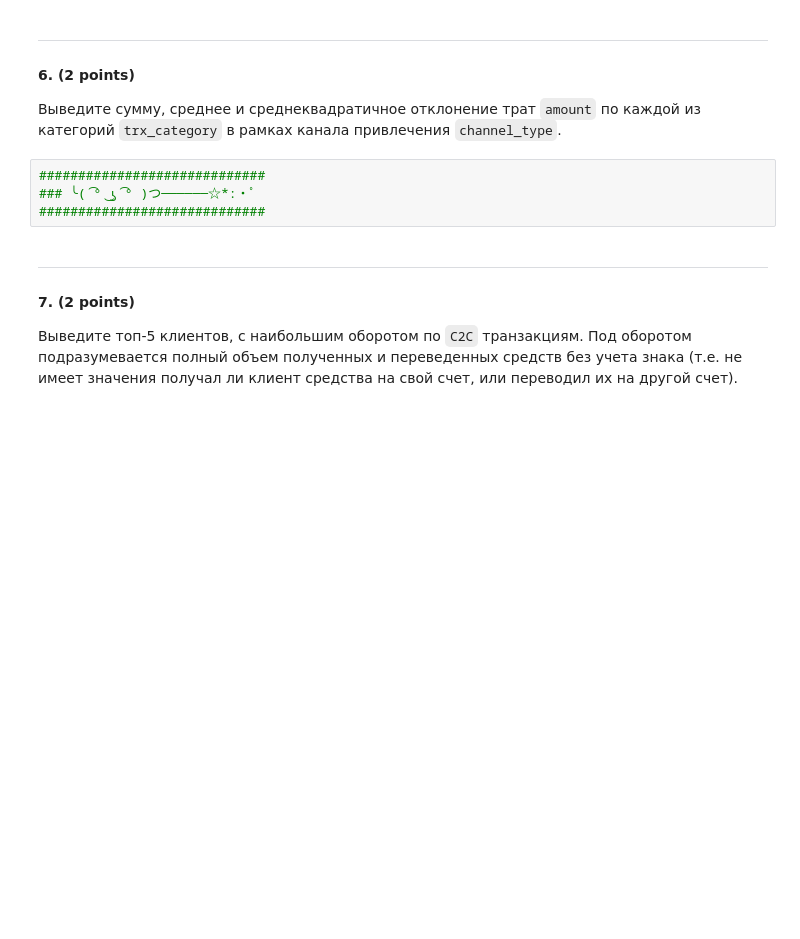
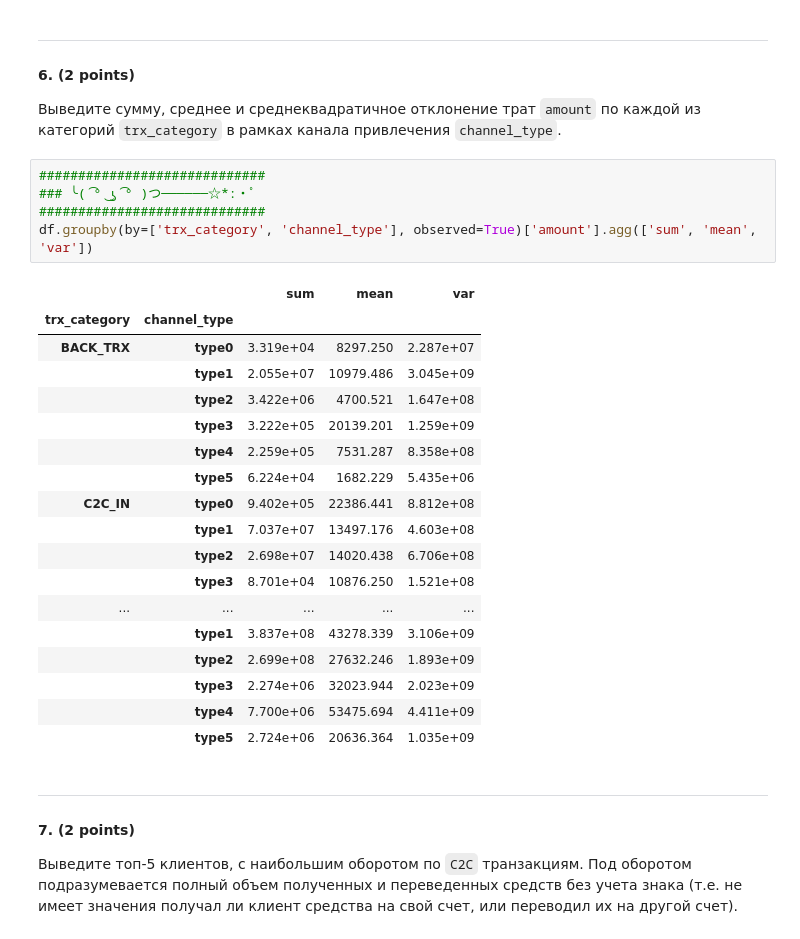
Before and after one commit to Krage56/ml_isp_intro, a Jupyter notebook: hw/hw1/ISP_HW1_NUMPY&PANDAS.ipynb, the cells around one changed output. Drawn from its saved outputs; the diff is of its cells as text; blank space fills up the shorter version.

```diff
--- a/hw/hw1/ISP_HW1_NUMPY&PANDAS.ipynb
+++ b/hw/hw1/ISP_HW1_NUMPY&PANDAS.ipynb
@@ -463,10 +463,30 @@ df.iloc[index].head()
 
 #### __6__. (2 points)
 Выведите сумму, среднее и среднеквадратичное отклонение трат `amount` по каждой из категорий `trx_category` в рамках канала привлечения `channel_type`.
-# %%
-#############################
-### ╰( ͡° ͜ʖ ͡° )つ──────☆*:・ﾟ
-#############################
+# %%
+#############################
+### ╰( ͡° ͜ʖ ͡° )つ──────☆*:・ﾟ
+#############################
+df.groupby(by=['trx_category', 'channel_type'], observed=True)['amount'].agg(['sum', 'mean', 'var'])
+# %% [output]
+|  |  | sum | mean | var |
+| trx_category | channel_type |  |  |  |
+| BACK_TRX | type0 | 3.319e+04 | 8297.250 | 2.287e+07 |
+|  | type1 | 2.055e+07 | 10979.486 | 3.045e+09 |
+|  | type2 | 3.422e+06 | 4700.521 | 1.647e+08 |
+|  | type3 | 3.222e+05 | 20139.201 | 1.259e+09 |
+|  | type4 | 2.259e+05 | 7531.287 | 8.358e+08 |
+|  | type5 | 6.224e+04 | 1682.229 | 5.435e+06 |
+| C2C_IN | type0 | 9.402e+05 | 22386.441 | 8.812e+08 |
+|  | type1 | 7.037e+07 | 13497.176 | 4.603e+08 |
+|  | type2 | 2.698e+07 | 14020.438 | 6.706e+08 |
+|  | type3 | 8.701e+04 | 10876.250 | 1.521e+08 |
+| ... | ... | ... | ... | ... |
+|  | type1 | 3.837e+08 | 43278.339 | 3.106e+09 |
+|  | type2 | 2.699e+08 | 27632.246 | 1.893e+09 |
+|  | type3 | 2.274e+06 | 32023.944 | 2.023e+09 |
+|  | type4 | 7.700e+06 | 53475.694 | 4.411e+09 |
+|  | type5 | 2.724e+06 | 20636.364 | 1.035e+09 |
 # %% [markdown]
 ---------------------------------
 
```
